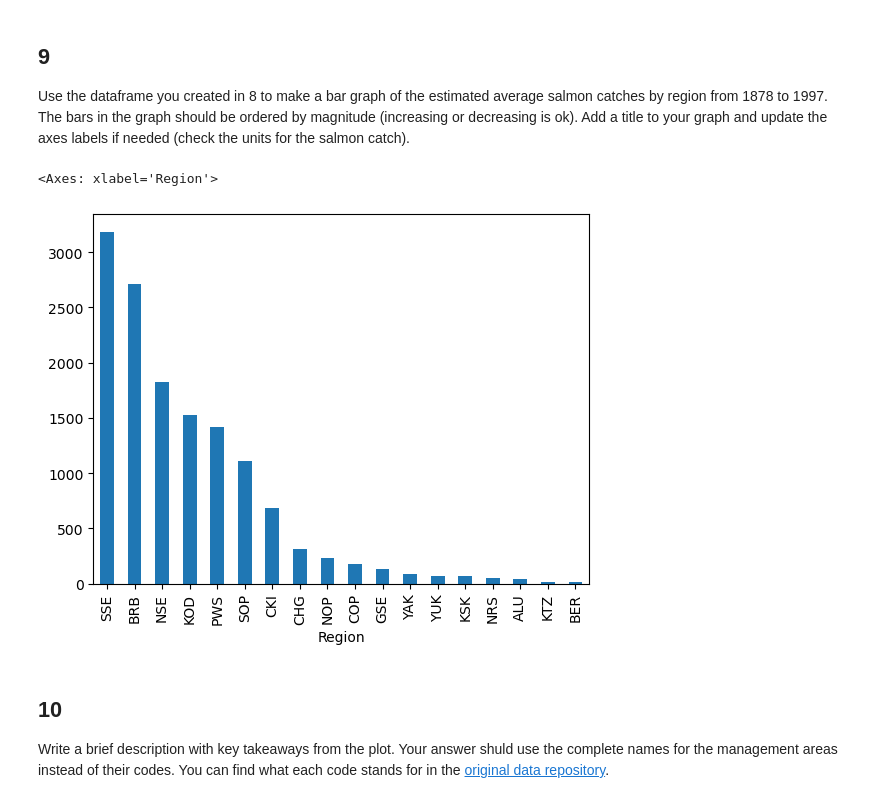
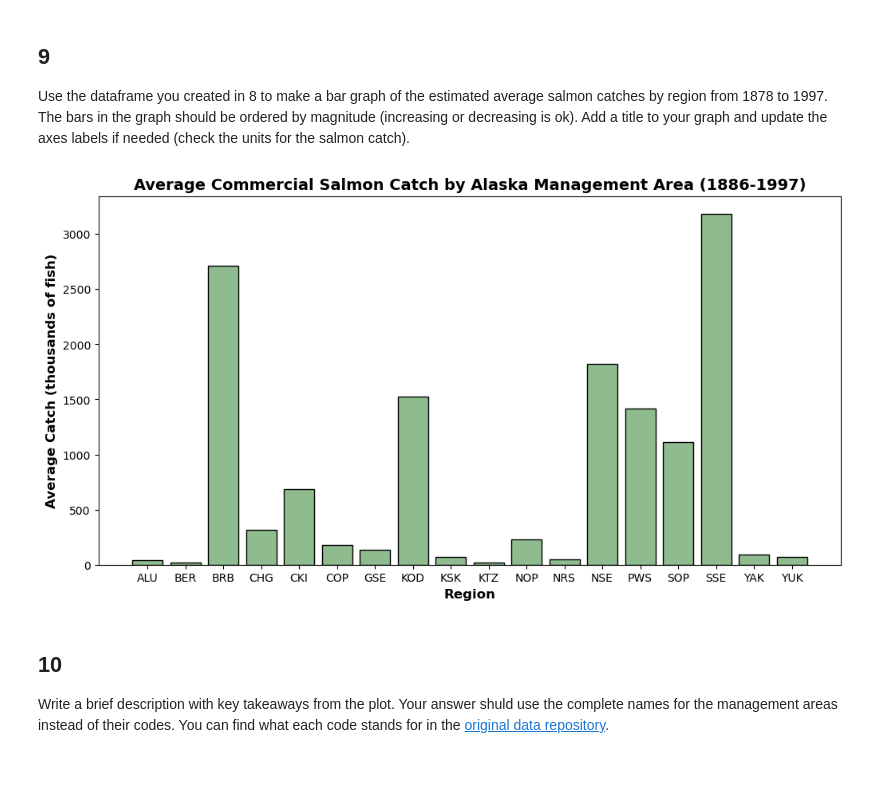
Before and after one commit to rellimylime/eds220-hwk2, a Jupyter notebook: task2/hwk2-task2-salmon.ipynb, the cells around one changed output. Saved outputs shown, nothing was run; the diff lists cells and outputs as text; code cells hidden in the pictures; blank space fills up the shorter version.

```diff
--- a/task2/hwk2-task2-salmon.ipynb
+++ b/task2/hwk2-task2-salmon.ipynb
@@ -352,15 +323,26 @@ q8 results: All test cases passed!
 ## 9
 
 Use the dataframe you created in 8 to make a bar graph of the estimated average salmon catches by region from 1878 to 1997. The bars in the graph should be ordered by magnitude (increasing or decreasing is ok). Add a title  to your graph and update the axes labels if needed (check the units for the salmon catch).
-# %%
-# Sort avg_region by values
-avg_region_sorted = avg_region.sort_values(ascending = False)
-
-# Plot the data
-avg_region_sorted.plot(kind = "bar")
-# %% [output]
-<Axes: xlabel='Region'>
-[figure, removed]
+# %%
+# Sort avg_region by values
+avg_region_sorted = avg_region.sort_values(ascending = False)
+
+# Create figure and axis
+fig, ax = plt.subplots(figsize=(12, 6))
+
+# Create bar plot
+ax.bar(avg_region.index, avg_region.values, color='darkseagreen', edgecolor='black')
+
+# Add axis labels and title
+ax.set_title('Average Commercial Salmon Catch by Alaska Management Area (1886-1997)',
+             fontsize=14, fontweight='bold')
+ax.set_xlabel('Region', fontsize=12, fontweight='bold')
+ax.set_ylabel('Average Catch (thousands of fish)', fontsize=12, fontweight='bold')
+
+# Display the plot
+plt.show()
+# %% [output]
+[figure, added]
 # %% [markdown]
 <!-- END QUESTION -->
 
```
Also changed, not shown: parts of 5 cells of this notebook, 1 other file.
